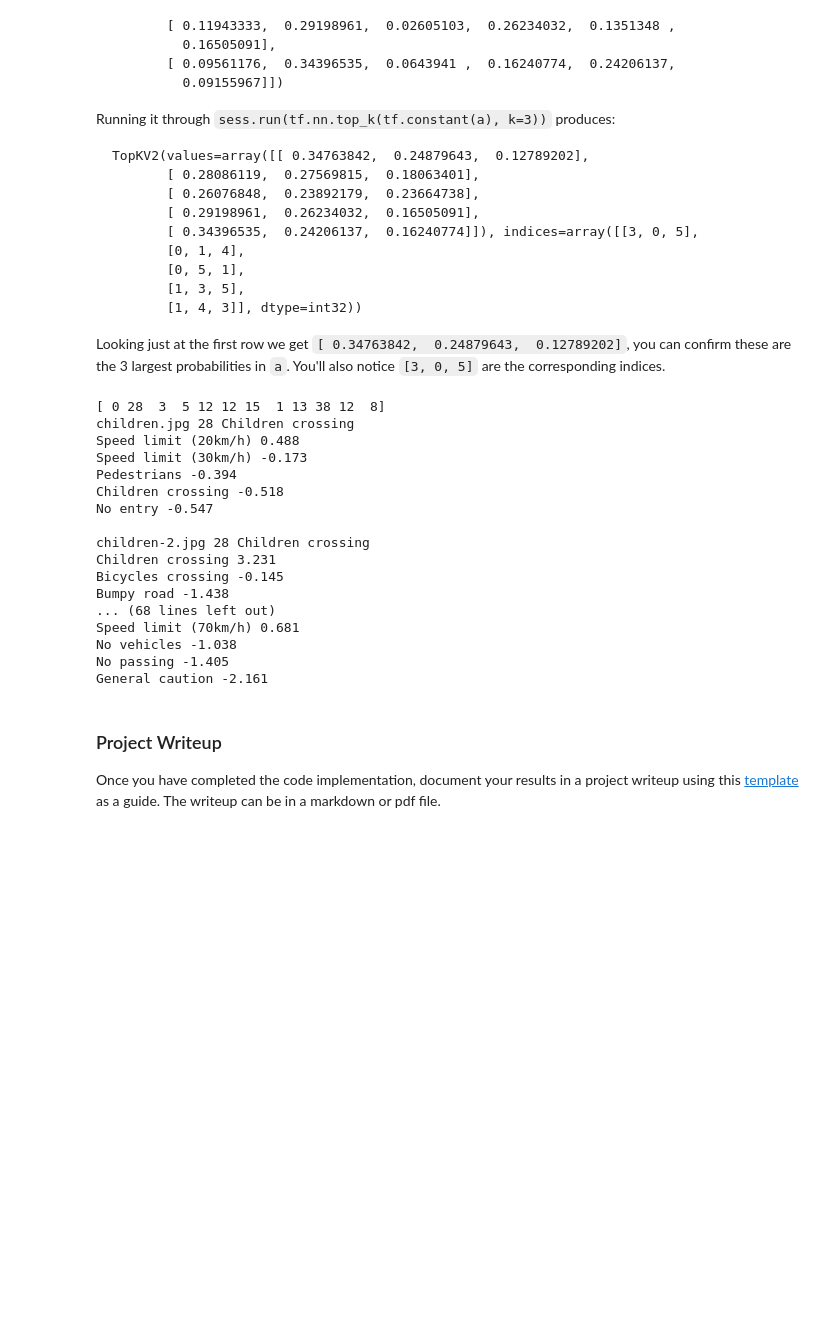
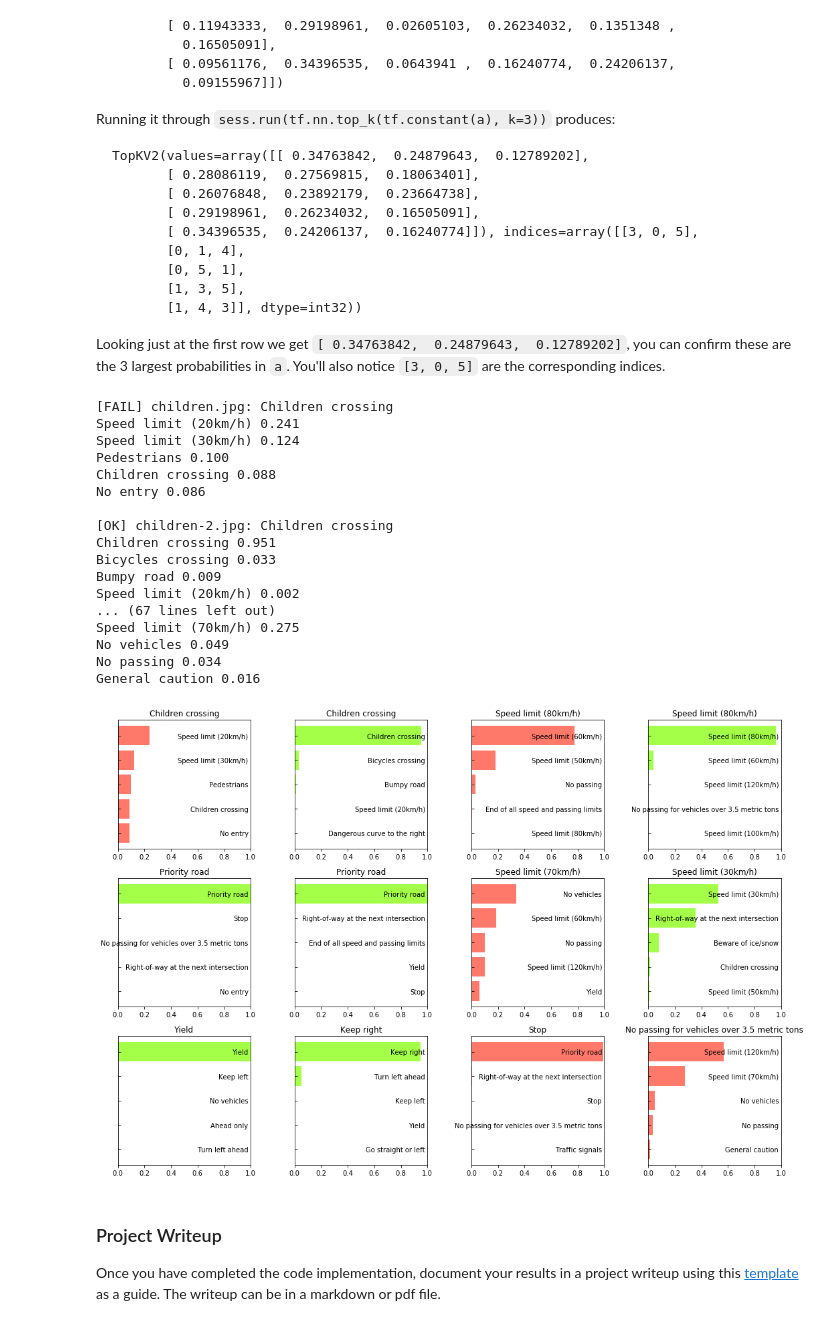
Before and after one commit to semeniuta/CarND-Traffic-Sign-Classifier-Project, a Jupyter notebook: Traffic_Sign_Classifier.ipynb, the cells around one changed output. Cells and saved outputs as stored; diff of their text form; code cells hidden in the pictures; blank space fills up the shorter version.

```diff
--- a/Traffic_Sign_Classifier.ipynb
+++ b/Traffic_Sign_Classifier.ipynb
@@ -380,7 +389,7 @@ Looking just at the first row we get `[ 0.34763842,  0.24879643,  0.12789202]`,
 ### Print out the top five softmax probabilities for the predictions on the German traffic sign images found on the web.
 ### Feel free to use as many code cells as needed.
 # %%
-topk = tf.nn.top_k(y_hat, k=5)
+topk = tf.nn.top_k(tf.nn.softmax(y_hat), k=5)
 # %%
 with tf.Session() as session:
 
@@ -393,13 +402,13 @@ with tf.Session() as session:
         dropout_prob: 1.
     }
 
-    print( session.run(tf.argmax(y_hat, 1), feed_dict=fd)  )
-
     topk_val = session.run(topk, feed_dict=fd)
 
     for i in range(len(web_images_scaled)):
+
         correct_cls = web_images_desc.image_class[i]
-        print(web_images_desc.filename[i], correct_cls, signnames.SignName[correct_cls])
+        success_label = 'OK' if web_images_correct_predict[i] else 'FAIL'
+        print( '[{}] {}: {}'.format(success_label, web_images_desc.filename[i], signnames.SignName[correct_cls]) )
 
         for j in range(5):
             idx = topk_val[1][i][j]
@@ -408,23 +417,63 @@ with tf.Session() as session:
 
         print()
 # %% [output]
-[ 0 28  3  5 12 12 15  1 13 38 12  8]
-children.jpg 28 Children crossing
-Speed limit (20km/h) 0.488
-Speed limit (30km/h) -0.173
-Pedestrians -0.394
-Children crossing -0.518
-No entry -0.547
+[FAIL] children.jpg: Children crossing
+Speed limit (20km/h) 0.241
+Speed limit (30km/h) 0.124
+Pedestrians 0.100
+Children crossing 0.088
+No entry 0.086
 
-children-2.jpg 28 Children crossing
-Children crossing 3.231
-Bicycles crossing -0.145
-Bumpy road -1.438
-... (68 lines left out)
-Speed limit (70km/h) 0.681
-No vehicles -1.038
-No passing -1.405
-General caution -2.161
+[OK] children-2.jpg: Children crossing
+Children crossing 0.951
+Bicycles crossing 0.033
+Bumpy road 0.009
+Speed limit (20km/h) 0.002
+... (67 lines left out)
+Speed limit (70km/h) 0.275
+No vehicles 0.049
+No passing 0.034
+General caution 0.016
+# %%
+with tf.Session() as session:
+
+    session.run(tf.global_variables_initializer())
+
+    saver.restore(session, SESSION_CHECKPOINT)
+
+    fd = {
+        x: web_images_scaled,
+        dropout_prob: 1.
+    }
+
+    topk_val = session.run(topk, feed_dict=fd)
+
+    plt.figure(figsize=(15, 10))
+
+    for i in range(len(web_images_scaled)):
+
+        correct_cls = web_images_desc.image_class[i]
+        correct_cls_name = signnames.SignName[correct_cls]
+        success_label = 'OK' if web_images_correct_predict[i] else 'FAIL'
+        fig_title = '[{}] {}: {}'.format(success_label, web_images_desc.filename[i], correct_cls_name)
+
+        top_indices = [topk_val[1][i][j] for j in range(5)]
+        top_probs = [topk_val[0][i][j] for j in range(5)]
+        top_names = [signnames.SignName[idx] for idx in top_indices]
+
+        ax = plt.subplot(3, 4, i+1)
+        ax.tick_params(axis='y', direction='in', pad=-195)
+        ax.set_xlim([0., 1.])
+
+        rng = range(len(top_probs), 0, -1)
+        bar_color = '#a3ff47' if web_images_correct_predict[i] else '#ff796b'
+        plt.barh(rng, top_probs, color=bar_color)
+        plt.yticks(rng, top_names)
+        plt.title(correct_cls_name)
+
+    plt.tight_layout()
+# %% [output]
+[figure, added]
 # %% [markdown]
 ### Project Writeup
 
```
Also changed, not shown: parts of 6 cells of this notebook, 7 other files.
